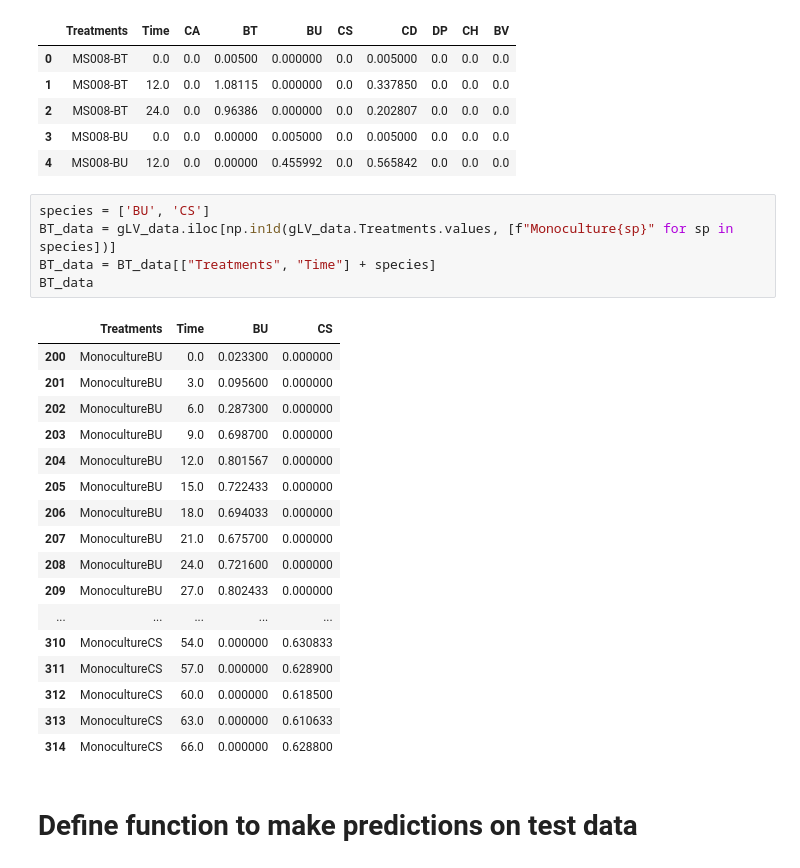
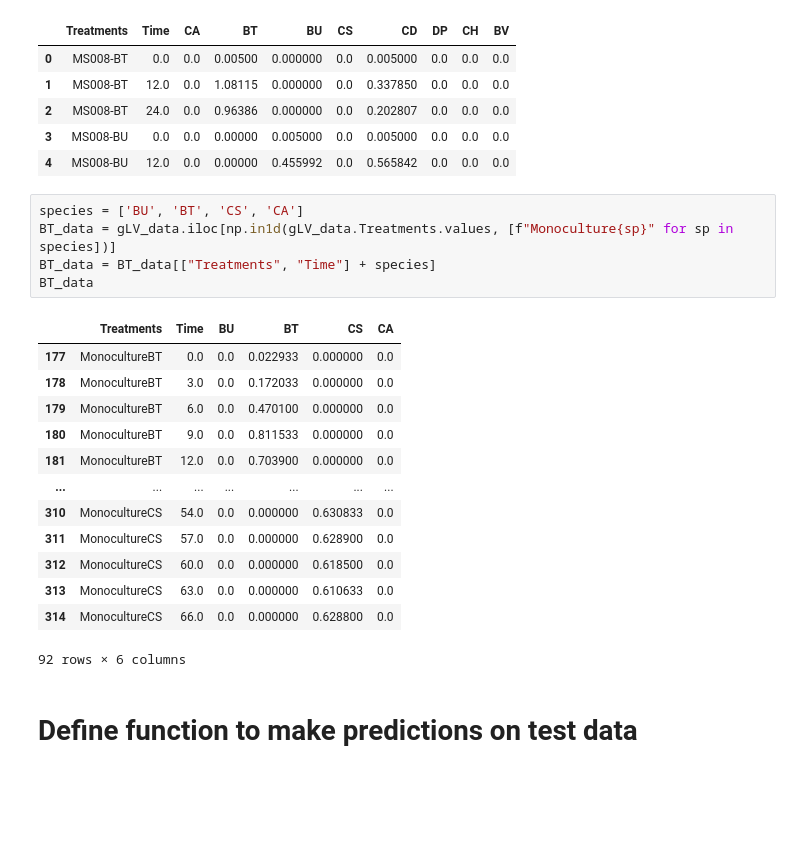
Before and after one commit to JaronThompson/BAMF, a Jupyter notebook: Fit CR+NN Mono.ipynb, the cells around one changed output. Drawn from its saved outputs; the diff is of its cells as text; blank space fills up the shorter version.

```diff
--- a/Fit CR+NN Mono.ipynb
+++ b/Fit CR+NN Mono.ipynb
@@ -40,28 +40,24 @@ gLV_data.head()
 | 3 | MS008-BU | 0.0 | 0.0 | 0.00000 | 0.005000 | 0.0 | 0.005000 | 0.0 | 0.0 | 0.0 |
 | 4 | MS008-BU | 12.0 | 0.0 | 0.00000 | 0.455992 | 0.0 | 0.565842 | 0.0 | 0.0 | 0.0 |
 # %%
-species = ['BU', 'CS']
+species = ['BU', 'BT', 'CS', 'CA']
 BT_data = gLV_data.iloc[np.in1d(gLV_data.Treatments.values, [f"Monoculture{sp}" for sp in species])]
 BT_data = BT_data[["Treatments", "Time"] + species]
 BT_data
 # %% [output]
-|  | Treatments | Time | BU | CS |
-| 200 | MonocultureBU | 0.0 | 0.023300 | 0.000000 |
-| 201 | MonocultureBU | 3.0 | 0.095600 | 0.000000 |
-| 202 | MonocultureBU | 6.0 | 0.287300 | 0.000000 |
-| 203 | MonocultureBU | 9.0 | 0.698700 | 0.000000 |
-| 204 | MonocultureBU | 12.0 | 0.801567 | 0.000000 |
-| 205 | MonocultureBU | 15.0 | 0.722433 | 0.000000 |
-| 206 | MonocultureBU | 18.0 | 0.694033 | 0.000000 |
-| 207 | MonocultureBU | 21.0 | 0.675700 | 0.000000 |
-| 208 | MonocultureBU | 24.0 | 0.721600 | 0.000000 |
-| 209 | MonocultureBU | 27.0 | 0.802433 | 0.000000 |
-| ... | ... | ... | ... | ... |
-| 310 | MonocultureCS | 54.0 | 0.000000 | 0.630833 |
-| 311 | MonocultureCS | 57.0 | 0.000000 | 0.628900 |
-| 312 | MonocultureCS | 60.0 | 0.000000 | 0.618500 |
-| 313 | MonocultureCS | 63.0 | 0.000000 | 0.610633 |
-| 314 | MonocultureCS | 66.0 | 0.000000 | 0.628800 |
+|  | Treatments | Time | BU | BT | CS | CA |
+| 177 | MonocultureBT | 0.0 | 0.0 | 0.022933 | 0.000000 | 0.0 |
+| 178 | MonocultureBT | 3.0 | 0.0 | 0.172033 | 0.000000 | 0.0 |
+| 179 | MonocultureBT | 6.0 | 0.0 | 0.470100 | 0.000000 | 0.0 |
+| 180 | MonocultureBT | 9.0 | 0.0 | 0.811533 | 0.000000 | 0.0 |
+| 181 | MonocultureBT | 12.0 | 0.0 | 0.703900 | 0.000000 | 0.0 |
+| ... | ... | ... | ... | ... | ... | ... |
+| 310 | MonocultureCS | 54.0 | 0.0 | 0.000000 | 0.630833 | 0.0 |
+| 311 | MonocultureCS | 57.0 | 0.0 | 0.000000 | 0.628900 | 0.0 |
+| 312 | MonocultureCS | 60.0 | 0.0 | 0.000000 | 0.618500 | 0.0 |
+| 313 | MonocultureCS | 63.0 | 0.0 | 0.000000 | 0.610633 | 0.0 |
+| 314 | MonocultureCS | 66.0 | 0.0 | 0.000000 | 0.628800 | 0.0 |
+92 rows × 6 columns
 # %% [markdown]
 # Define function to make predictions on test data
 # %%
```
Also changed, not shown: parts of 13 cells of this notebook, 3 other files.
